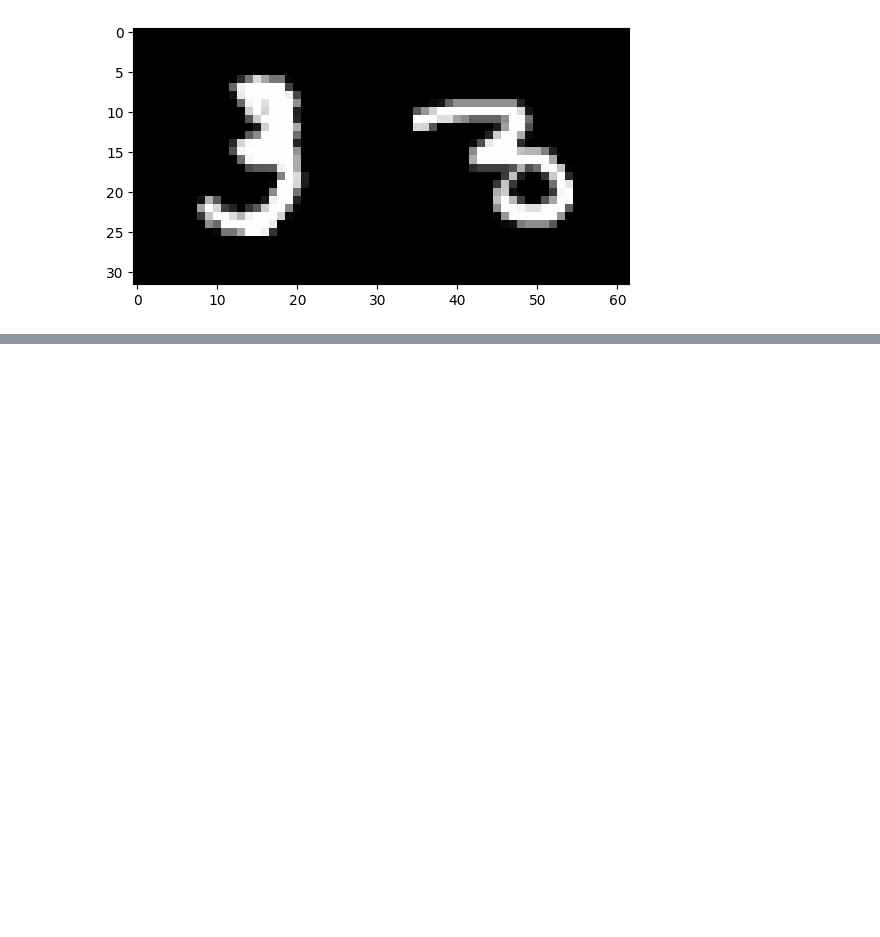
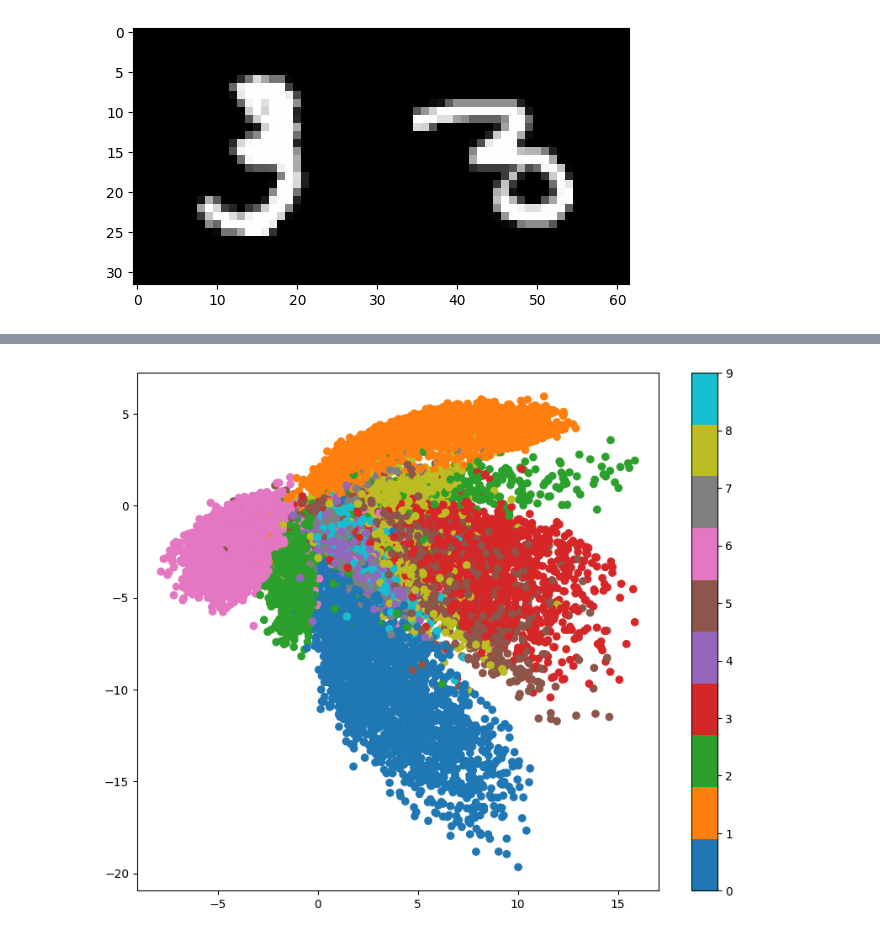
Before and after one commit to dfridland/PyTorch, a Jupyter notebook: PyTorchLesson8.ipynb, the cells around one changed output, grey strips where cells are left out. Cells and saved outputs as stored; diff of their text form; code cells hidden in the pictures; blank space fills up the shorter version.

```diff
--- a/PyTorchLesson8.ipynb
+++ b/PyTorchLesson8.ipynb
@@ -135,0 +193,29 @@ The distance between classes 3 and 3
+# %%
+def train(autoencoder, data, epochs=10):
+  opt = torch.optim.Adam(autoencoder.parameters())
+
+  for epoch in range(epochs):
+    for step, (x, _) in enumerate(data):
+      x = x.to(device)
+      opt.zero_grad()
+      x_hat = autoencoder(x)
+      loss = ((x - x_hat) **2).sum()
+      loss.backward()
+      opt.step()
+
+      if step % 200 == 0:
+        print(f'Epoch[{epoch + 1}/{epochs}]. Step [{step}/{len(data)}]. Loss is {loss.item():.2f}')
+  return autoencoder
+# %%
+latent_dims=2
+autoencoder = Autoencoder(latent_dims).to(device)
+
+data = torch.utils.data.DataLoader(
+    torchvision.datasets.MNIST('./data',
+                               transform=torchvision.transforms.ToTensor(),
+                               download=True),
+                               batch_size=256,
+                               shuffle=True)
+# %%
+%time
+autoencoder = train(autoencoder, data)
@@ -135,0 +240,14 @@ The distance between classes 3 and 3
+# %%
+def plot_latent(autoencoder, data, num_batches=100):
+  plt.figure(figsize=(10, 8))
+  for i,(x,y) in enumerate(data):
+    z = autoencoder.encoder(x.to(device))
+    z = z.to('cpu').detach().numpy()
+    plt.scatter(z[:,0], z[:, 1], c=y, cmap='tab10')
+    if i > num_batches:
+      plt.colorbar()
+      break
+# %%
+plot_latent(autoencoder, data)
+# %% [output]
+[figure, added]
```
Also changed, not shown: parts of 18 cells of this notebook.
